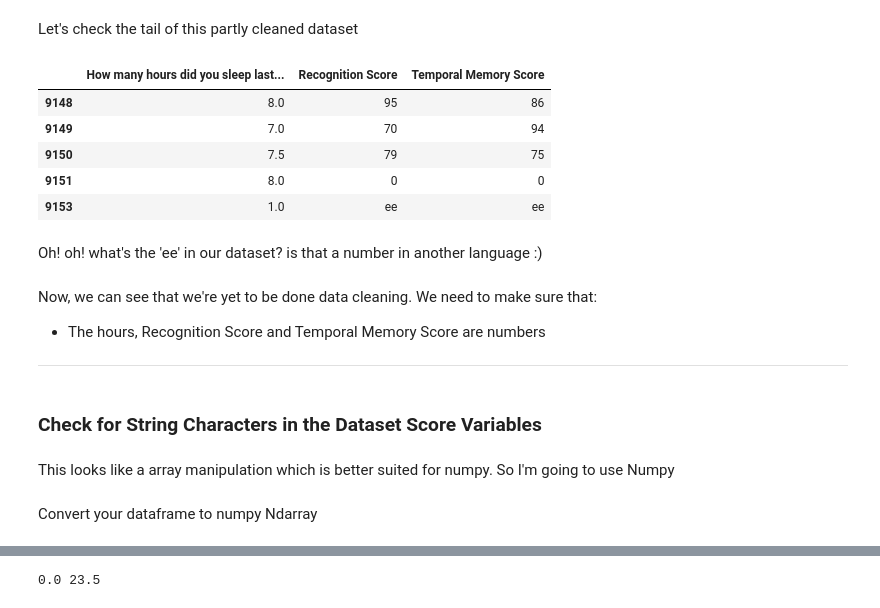
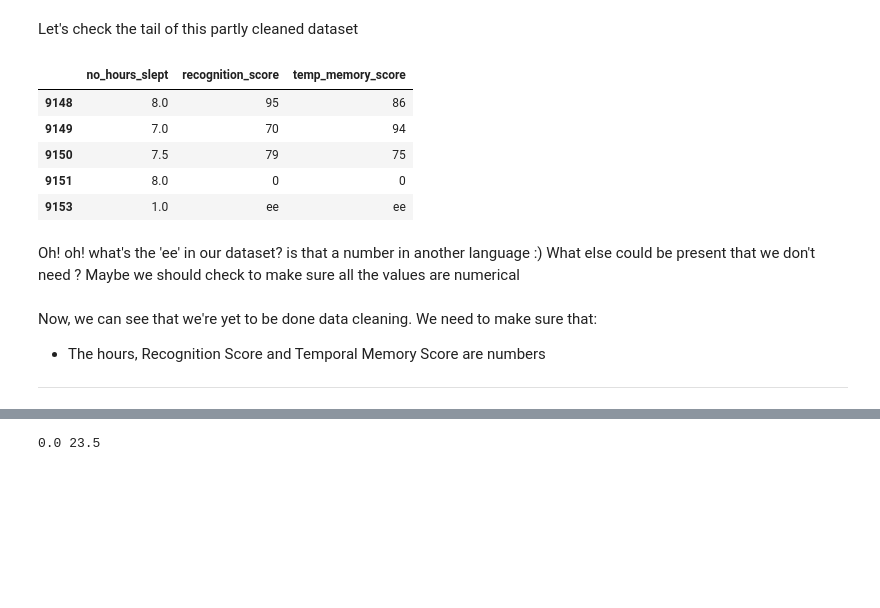
Before and after one commit to tejuafonja/DS-notebooks, a Jupyter notebook: analyzing-bbc-face-recognition-data.ipynb, the cells around one changed output, grey strips where cells are left out. Cells and saved outputs as stored; diff of their text form; code cells hidden in the pictures; blank space fills up the shorter version.

```diff
--- a/analyzing-bbc-face-recognition-data.ipynb
+++ b/analyzing-bbc-face-recognition-data.ipynb
@@ -61,0 +53,9 @@ This looks more like what we want :)
+# %%
+column_name_map = {
+    'How many hours did you sleep last night?': 'no_hours_slept',
+    'Recognition Score': 'recognition_score',
+    'Temporal Memory Score': 'temp_memory_score'
+}
+# %%
+df = df.rename(column_name_map, axis=1)
+df.head()
@@ -92,3 +111,3 @@ df[df.isnull().values].tail()
 # %%
-df_drop_null = df.dropna()
+df2 = df.dropna()
 # %%
@@ -112,24 +131,18 @@ Awesome! we now have equal data which we think correctly represents the informat
 # %% [markdown]
 Let's check the tail of this partly cleaned dataset
 # %%
-df_drop_null.tail()
+df2.tail()
 # %% [output]
-|  | How many hours did you sleep last... | Recognition Score | Temporal Memory Score |
+|  | no_hours_slept | recognition_score | temp_memory_score |
 | 9148 | 8.0 | 95 | 86 |
 | 9149 | 7.0 | 70 | 94 |
 | 9150 | 7.5 | 79 | 75 |
 | 9151 | 8.0 | 0 | 0 |
 | 9153 | 1.0 | ee | ee |
 # %% [markdown]
-Oh! oh! what's the 'ee' in our dataset? is that a number in another language :)
+Oh! oh! what's the 'ee' in our dataset? is that a number in another language :) What else could be present that we don't need ? Maybe we should check to make sure all the values are numerical
 # %% [markdown]
 Now, we can see that we're yet to be done data cleaning. We need to make sure that:
 
 - The hours, Recognition Score and Temporal Memory Score are numbers
 ---------------------
-# %% [markdown]
-### Check for String Characters in the Dataset Score Variables
-# %% [markdown]
-This looks like a array manipulation which is better suited for numpy. So I'm going to use Numpy
-# %% [markdown]
-Convert your dataframe to numpy Ndarray
```
Also changed, not shown: parts of 119 cells of this notebook.
